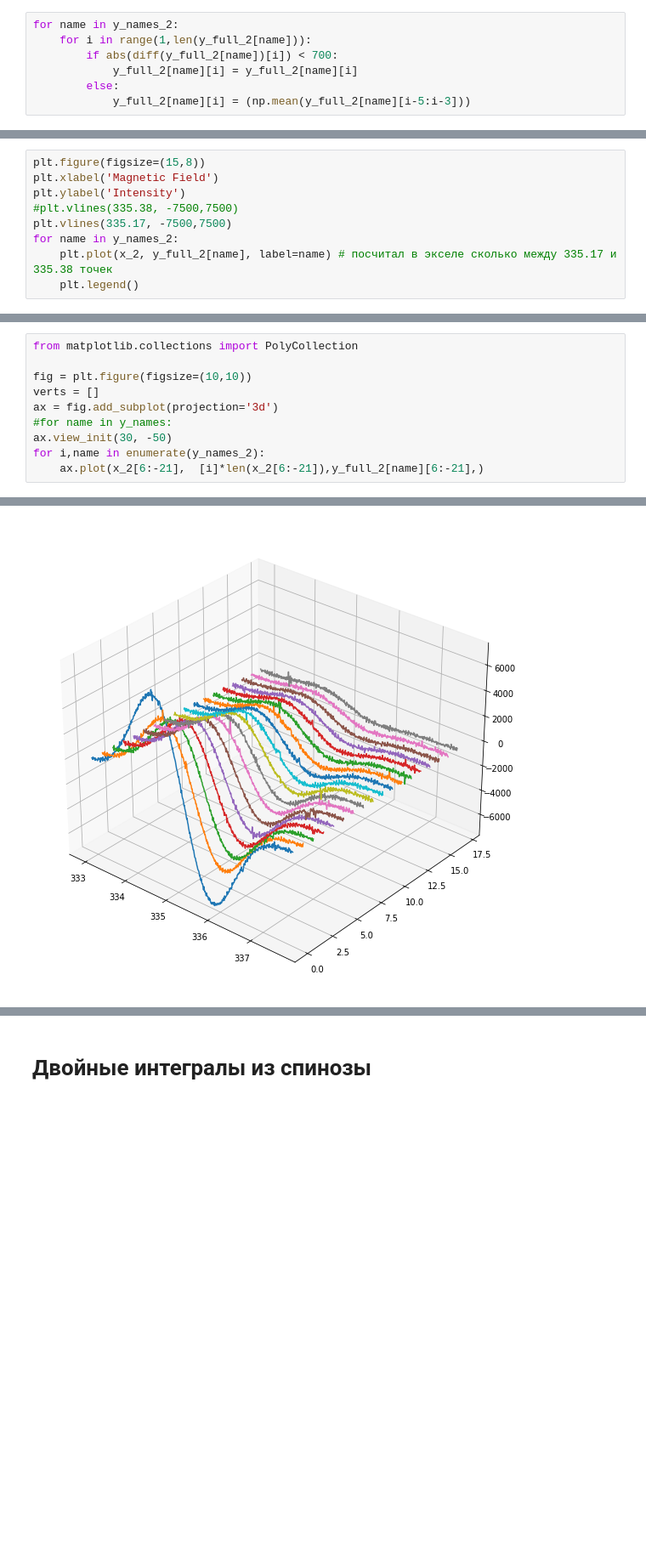
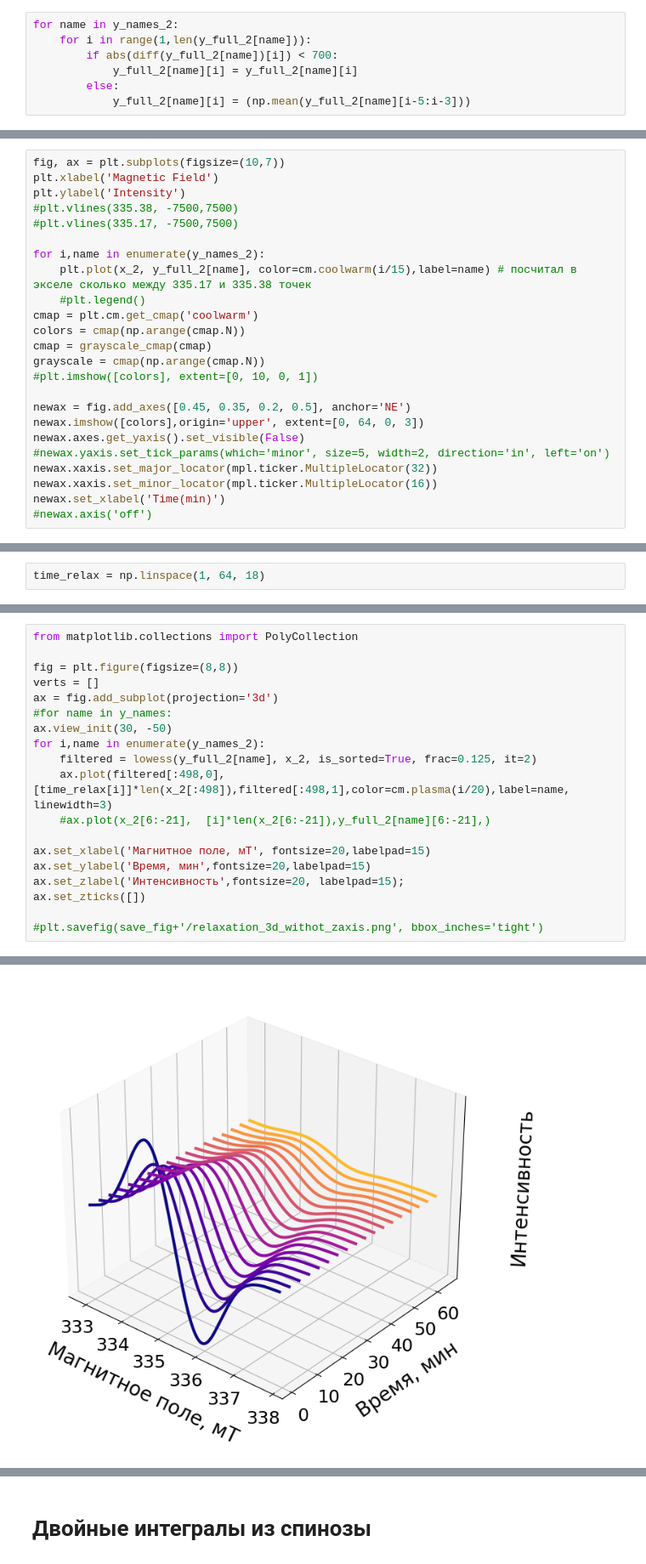
Before and after one commit to smoluakov/DIPLOMA, a Jupyter notebook: DATA_PROCCESING/CD220/EPR_CD220.ipynb, the cells around one changed output, grey strips where cells are left out. Shown: that part at 85% size. Drawn from its saved outputs; the diff is of its cells as text; blank space fills up the shorter version.

```diff
--- a/DATA_PROCCESING/CD220/EPR_CD220.ipynb
+++ b/DATA_PROCCESING/CD220/EPR_CD220.ipynb
@@ -355,10 +393,25 @@ for name in y_names_2:
 # %%
-plt.figure(figsize=(15,8))
+fig, ax = plt.subplots(figsize=(10,7))
 plt.xlabel('Magnetic Field')
 plt.ylabel('Intensity')
 #plt.vlines(335.38, -7500,7500)
-plt.vlines(335.17, -7500,7500)
-for name in y_names_2:
-    plt.plot(x_2, y_full_2[name], label=name) # посчитал в экселе сколько между 335.17 и 335.38 точек
-    plt.legend()
+#plt.vlines(335.17, -7500,7500)
+
+for i,name in enumerate(y_names_2):
+    plt.plot(x_2, y_full_2[name], color=cm.coolwarm(i/15),label=name) # посчитал в экселе сколько между 335.17 и 335.38 точек
+    #plt.legend()
+cmap = plt.cm.get_cmap('coolwarm')
+colors = cmap(np.arange(cmap.N))
+cmap = grayscale_cmap(cmap)
+grayscale = cmap(np.arange(cmap.N))
+#plt.imshow([colors], extent=[0, 10, 0, 1])
+
+newax = fig.add_axes([0.45, 0.35, 0.2, 0.5], anchor='NE')
+newax.imshow([colors],origin='upper', extent=[0, 64, 0, 3])
+newax.axes.get_yaxis().set_visible(False)
+#newax.yaxis.set_tick_params(which='minor', size=5, width=2, direction='in', left='on')
+newax.xaxis.set_major_locator(mpl.ticker.MultipleLocator(32))
+newax.xaxis.set_minor_locator(mpl.ticker.MultipleLocator(16))
+newax.set_xlabel('Time(min)')
+#newax.axis('off')
 # %% [output]
@@ -365,0 +548,2 @@ for name in y_names_2:
+# %%
+time_relax = np.linspace(1, 64, 18)
@@ -366,11 +581,20 @@ for name in y_names_2:
 # %%
 from matplotlib.collections import PolyCollection
 
-fig = plt.figure(figsize=(10,10))
+fig = plt.figure(figsize=(8,8))
 verts = []
 ax = fig.add_subplot(projection='3d')
 #for name in y_names:
 ax.view_init(30, -50)
 for i,name in enumerate(y_names_2):
-    ax.plot(x_2[6:-21],  [i]*len(x_2[6:-21]),y_full_2[name][6:-21],)
+    filtered = lowess(y_full_2[name], x_2, is_sorted=True, frac=0.125, it=2)
+    ax.plot(filtered[:498,0], [time_relax[i]]*len(x_2[:498]),filtered[:498,1],color=cm.plasma(i/20),label=name, linewidth=3)
+    #ax.plot(x_2[6:-21],  [i]*len(x_2[6:-21]),y_full_2[name][6:-21],)
+
+ax.set_xlabel('Магнитное поле, мT', fontsize=20,labelpad=15)
+ax.set_ylabel('Время, мин',fontsize=20,labelpad=15)
+ax.set_zlabel('Интенсивность',fontsize=20, labelpad=15);
+ax.set_zticks([])
+
+#plt.savefig(save_fig+'/relaxation_3d_withot_zaxis.png', bbox_inches='tight')
 # %% [output]
@@ -377 +602 @@ for i,name in enumerate(y_names_2):
-[figure, old version]
+[figure, new version]
```
Also changed, not shown: parts of 41 cells of this notebook, 16 other files.
